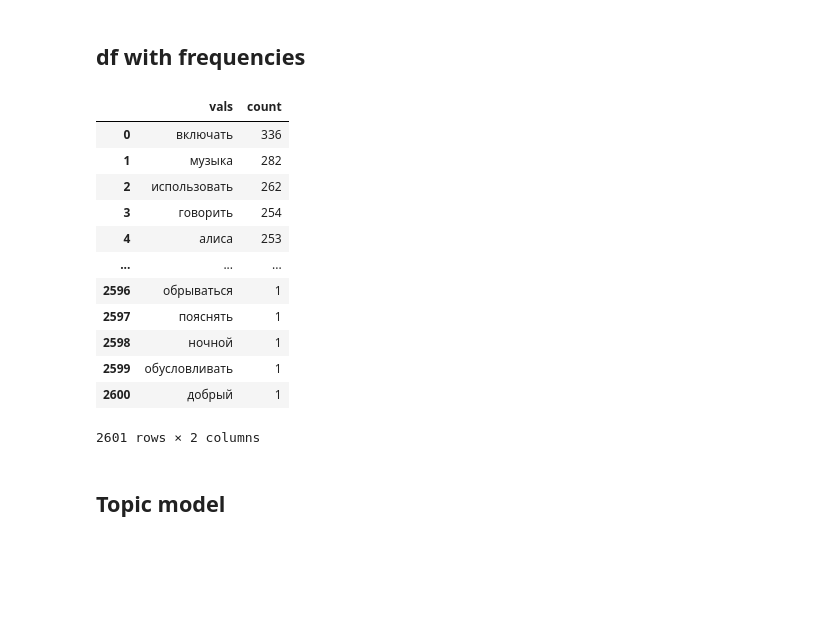
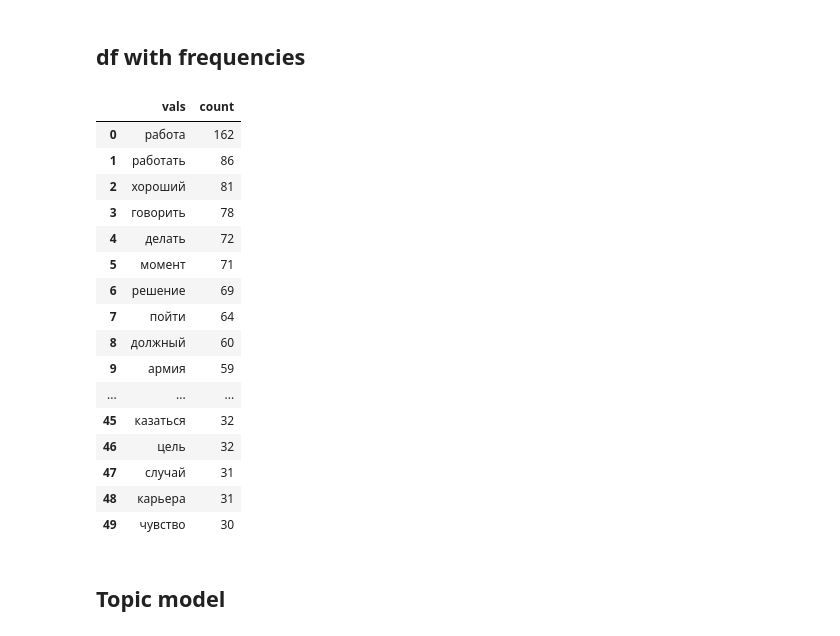
Before and after one commit to Likich/TM_graph, a Jupyter notebook: TM_class.ipynb, the cells around one changed output. Cells and saved outputs as stored; diff of their text form; code cells hidden in the pictures; blank space fills up the shorter version.

```diff
--- a/TM_class.ipynb
+++ b/TM_class.ipynb
@@ -138,7 +143,7 @@ def preprocess(text_file, lemmatized_excel_file, length_restrict, bigram_mincoun
                     index = range(1, len(paragraphs)+1))
     return df
 
-  df_raw = dataset_raw('combined.docx')
+  df_raw = dataset_raw('example_all.docx')
   print('Raw dataset ready')
   #Provide excel file with lemmatized sentences
   print('Processing your lemmatized dataset...')
@@ -211,7 +216,7 @@ def preprocess(text_file, lemmatized_excel_file, length_restrict, bigram_mincoun
 # %%
 additional_stopwords = ['понимать', 'думать', 'сделать', 'вообще', 'наверное', 'ничто', 'думать', 'полагать', 'вопрос', 'сделать',
               'знать', 'свой', 'например', 'все', 'таки', 'считать', 'самый', 'поэтому', 'происходить', 'вещь', 'бывать',
-              'спрашивать', 'тип', 'насколько', 'точка', 'зрение', 'якобы']
+              'спрашивать', 'тип', 'насколько', 'точка', 'зрение', 'якобы', 'инт', 'инф', 'либо', 'целое', 'далее', 'скажем']
 all_sw += additional_stopwords
 
 # additional_stopwords = []
@@ -225,22 +230,26 @@ Purifying the dataset with additional stop words...
 Constructing the corpus...
 # %% [markdown]
 ## df with frequencies
-# %%
-df_counts
-# %% [output]
-|  | vals | count |
-| 0 | включать | 336 |
-| 1 | музыка | 282 |
-| 2 | использовать | 262 |
-| 3 | говорить | 254 |
-| 4 | алиса | 253 |
-| ... | ... | ... |
-| 2596 | обрываться | 1 |
-| 2597 | пояснять | 1 |
-| 2598 | ночной | 1 |
-| 2599 | обусловливать | 1 |
-| 2600 | добрый | 1 |
-2601 rows × 2 columns
+# %%
+df_counts_new[0:50]
+# %% [output]
+|  | vals | count |
+| 0 | работа | 162 |
+| 1 | работать | 86 |
+| 2 | хороший | 81 |
+| 3 | говорить | 78 |
+| 4 | делать | 72 |
+| 5 | момент | 71 |
+| 6 | решение | 69 |
+| 7 | пойти | 64 |
+| 8 | должный | 60 |
+| 9 | армия | 59 |
+| ... | ... | ... |
+| 45 | казаться | 32 |
+| 46 | цель | 32 |
+| 47 | случай | 31 |
+| 48 | карьера | 31 |
+| 49 | чувство | 30 |
 # %% [markdown]
 ## Topic model
 # %%
```
Also changed, not shown: parts of 14 cells of this notebook, 2 other files.
